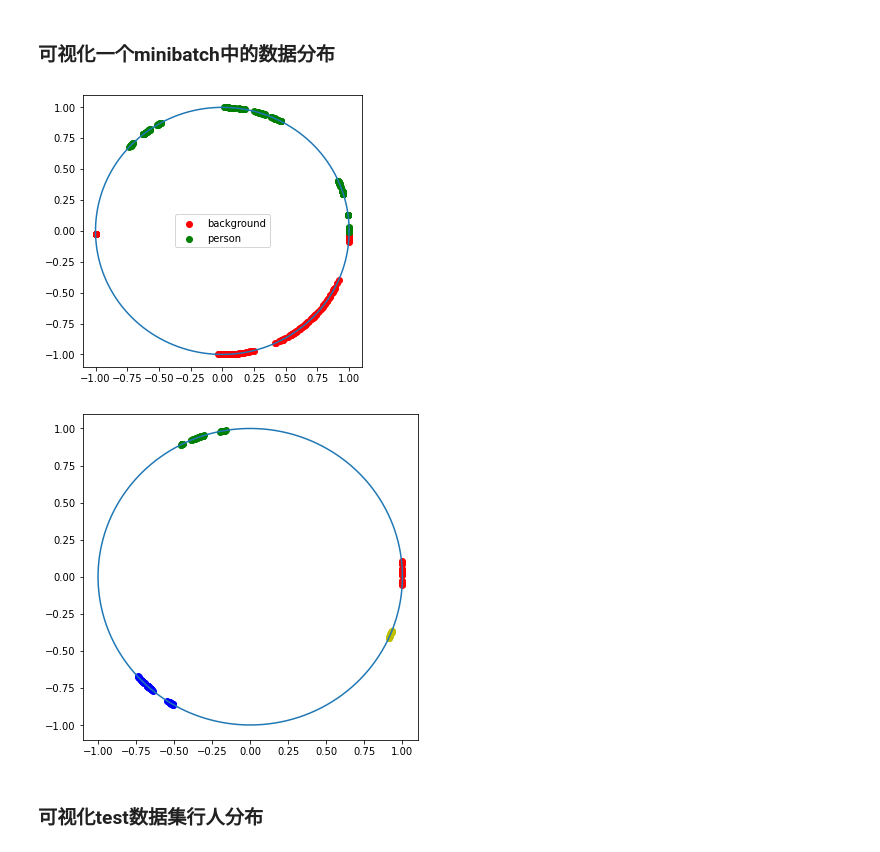
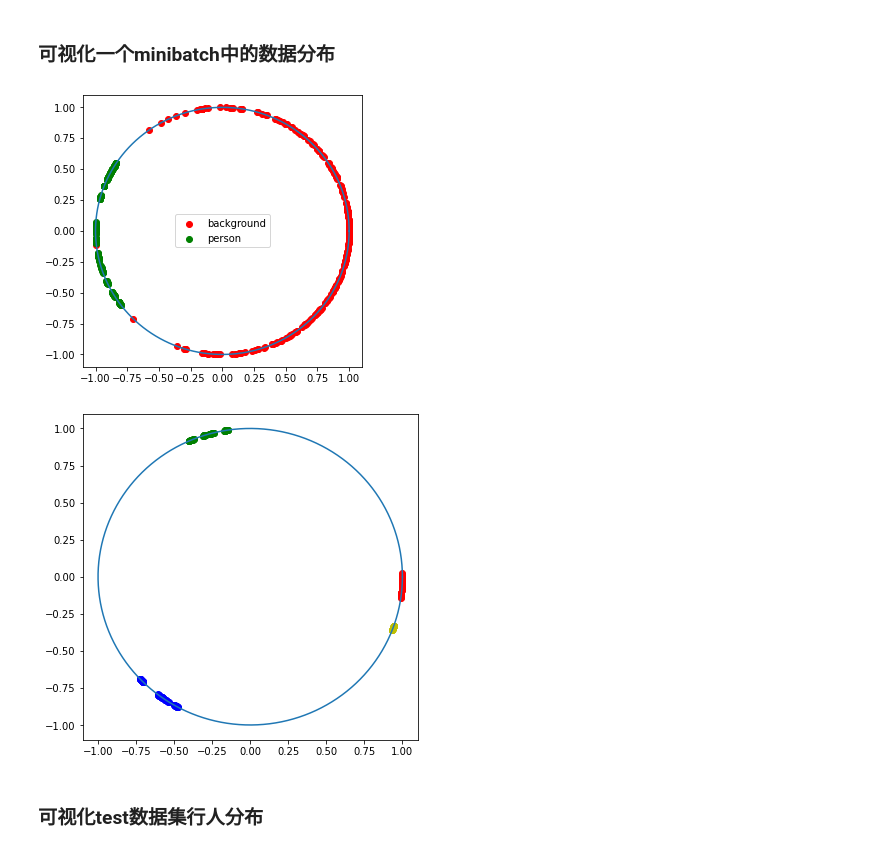
Before and after one commit to JackFlying/DNFNet_release, a Jupyter notebook: tools/visualize/vis_norm.ipynb, the cells around one changed output. Drawn from its saved outputs; the diff is of its cells as text; code cells hidden in the pictures.

```diff
--- a/tools/visualize/vis_norm.ipynb
+++ b/tools/visualize/vis_norm.ipynb
@@ -11,10 +11,10 @@ from sklearn.metrics.cluster import pair_confusion_matrix
 import torch.nn.functional as F
 from sklearn.preprocessing import normalize
 
-path = "/home/linhuadong/DNFNet/jobs/prw_test"
-id_labels = torch.load(os.path.join(path, "id_labels_pn2.pth")).cpu().detach().numpy()
-id_pred = torch.load(os.path.join(path, "id_pred_pn2.pth")).cpu().detach().numpy()
-id_gt = torch.load(os.path.join(path, "gt_id_pn2.pth")).cpu().detach().numpy()
+path = "/home/linhuadong/DNFNet/jobs/prw_protonorm6"
+id_labels = torch.load(os.path.join(path, "id_labels_pn6.pth")).cpu().detach().numpy()
+id_pred = torch.load(os.path.join(path, "id_pred_pn6.pth")).cpu().detach().numpy()
+id_gt = torch.load(os.path.join(path, "gt_id_pn6.pth")).cpu().detach().numpy()
 
 id_gt1 = id_gt[id_labels!=-2]
 id_pred1 = id_pred[id_labels!=-2]
@@ -24,36 +24,40 @@ id_pred2 = id_pred1[id_gt1!=-1]
 def vis_bg_person(X, Y):
     plt.figure(figsize=(5, 5))
     data_n = normalize(X, norm="l2", axis=1,copy=True, return_norm=False)
+    colors = ['r', 'g', 'b', 'y', 'c', 'tan', 'olivedrab', 'plum', 'm', 'hotpink', 'crimson', 'orange', 'khaki', 'lightcyan', 'linen', 'steelblue']
+    # ids = np.unique(Y)
+    # for i, id in enumerate(ids):
+    #     plt.scatter(data_n[Y==id][:, 0], data_n[Y==id][:,1], c=colors[i])
     plt.scatter(data_n[Y==-2][:,0], data_n[Y==-2][:,1], c="r")
     plt.scatter(data_n[Y!=-2][:,0], data_n[Y!=-2][:,1], c="g")
     plt.legend(["background", "person"])
     theta = np.arange(0, 2*np.pi, 0.01)
     cx = np.cos(theta)
     cy = np.sin(theta)
     plt.plot(cx,cy)
     plt.show()
 
 def vis_person(X, Y):
     colors = ['r', 'g', 'b', 'y', 'c']
     plt.figure(figsize=(6, 6))
     data_n = normalize(X, norm="l2", axis=1,copy=True, return_norm=False)
     ids = np.unique(id_gt2)
     for i, id in enumerate(ids):
         plt.scatter(data_n[Y==id][:, 0], data_n[Y==id][:,1], c=colors[i])
     theta = np.arange(0, 2*np.pi, 0.01)
     cx = np.cos(theta)
     cy = np.sin(theta)
     plt.plot(cx,cy)
     plt.show()
 
 X_tsne = manifold.TSNE(n_components=2, perplexity=30, learning_rate=500, init='pca', random_state=501, n_iter=600, verbose=0, metric='cosine').fit_transform(id_pred)
 vis_bg_person(X_tsne, id_labels)
 
 X_tsne = manifold.TSNE(n_components=2, perplexity=30, learning_rate=500, init='pca', random_state=501, n_iter=600, verbose=0, metric='cosine').fit_transform(id_pred2)
 vis_person(X_tsne, id_gt2)
 # %% [output]
-[figure, old version]
+[figure, new version]
-[figure, old version]
+[figure, new version]
 # %% [markdown]
 ### 可视化test数据集行人分布
 # %%
```
Also changed, not shown: 12 other files.
